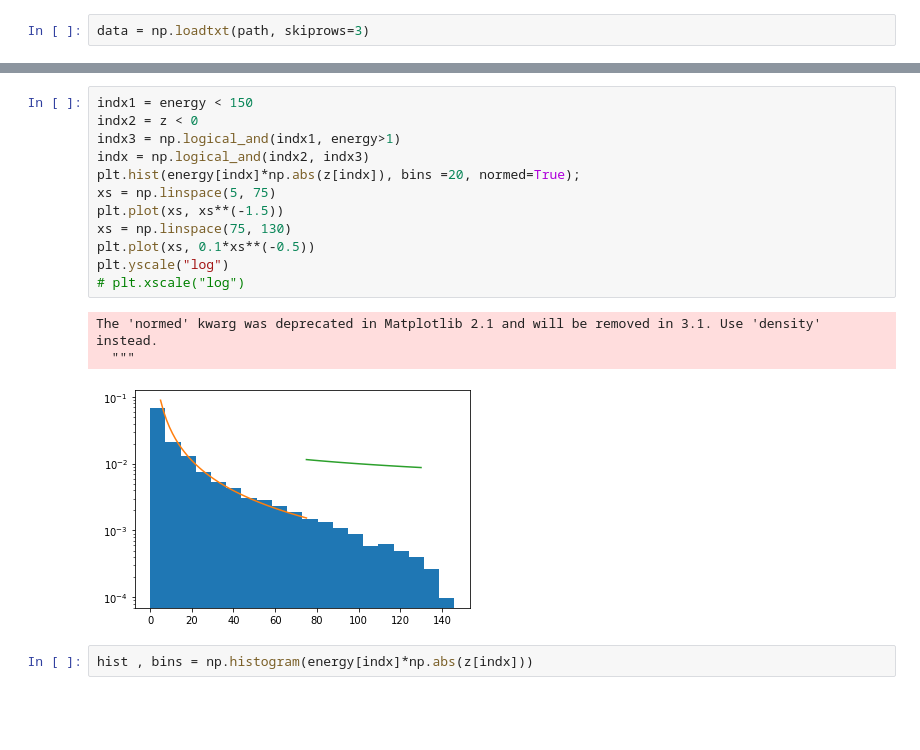
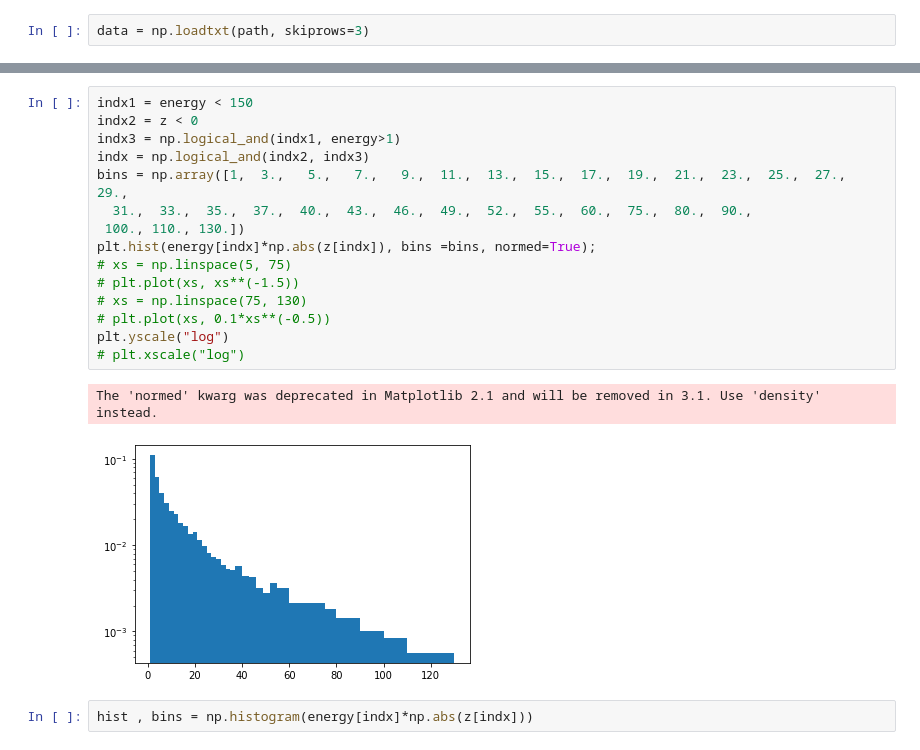
Before and after one commit to Zelenyy/phd-code, a Jupyter notebook: notebooks/17.Aragats_2020.06.03.ipynb, the cells around one changed output, grey strips where cells are left out. Saved outputs shown, nothing was run; the diff lists cells and outputs as text; blank space fills up the shorter version.

```diff
--- a/notebooks/17.Aragats_2020.06.03.ipynb
+++ b/notebooks/17.Aragats_2020.06.03.ipynb
@@ -220,19 +218,21 @@ xy = data[:, 1]**2 + data[:, 2]**2
 # %%
 indx1 = energy < 150
 indx2 = z < 0
 indx3 = np.logical_and(indx1, energy>1)
 indx = np.logical_and(indx2, indx3)
-plt.hist(energy[indx]*np.abs(z[indx]), bins =20, normed=True);
-xs = np.linspace(5, 75)
-plt.plot(xs, xs**(-1.5))
-xs = np.linspace(75, 130)
-plt.plot(xs, 0.1*xs**(-0.5))
+bins = np.array([1,  3.,   5.,   7.,   9.,  11.,  13.,  15.,  17.,  19.,  21.,  23.,  25.,  27.,  29.,
+  31.,  33.,  35.,  37.,  40.,  43.,  46.,  49.,  52.,  55.,  60.,  75.,  80.,  90.,
+ 100., 110., 130.])
+plt.hist(energy[indx]*np.abs(z[indx]), bins =bins, normed=True);
+# xs = np.linspace(5, 75)
+# plt.plot(xs, xs**(-1.5))
+# xs = np.linspace(75, 130)
+# plt.plot(xs, 0.1*xs**(-0.5))
 plt.yscale("log")
 # plt.xscale("log")
 # %% [output]
 The 'normed' kwarg was deprecated in Matplotlib 2.1 and will be removed in 3.1. Use 'density' instead.
-  """
-[figure, old version]
+[figure, new version]
 # %%
 hist , bins = np.histogram(energy[indx]*np.abs(z[indx]))
 # %%
```
Also changed, not shown: parts of 1 cell of this notebook, 1 other file.
